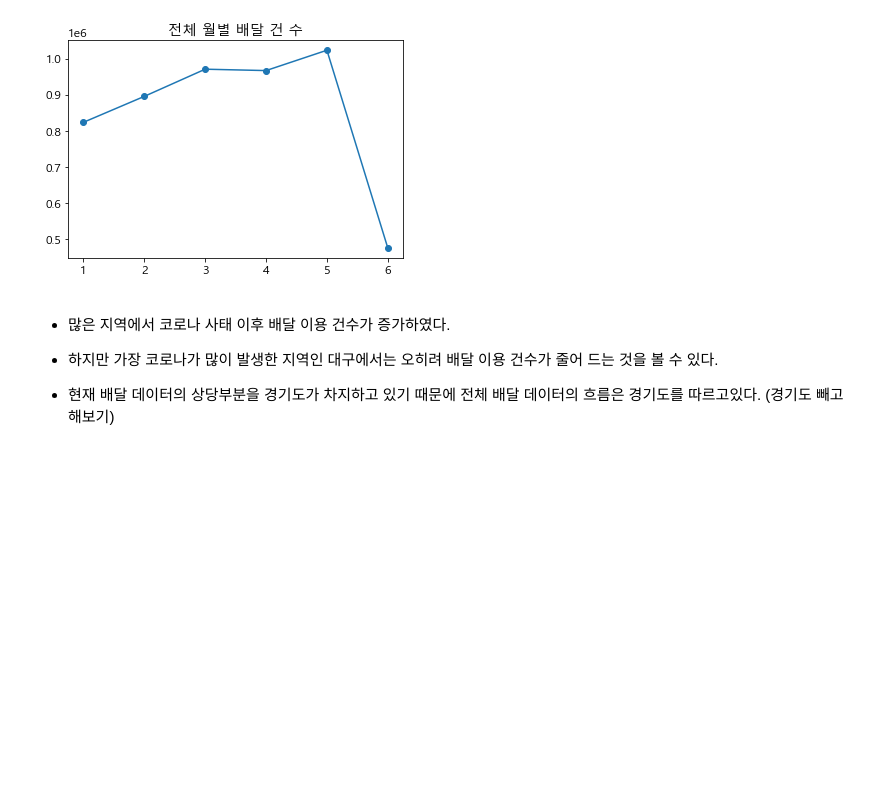
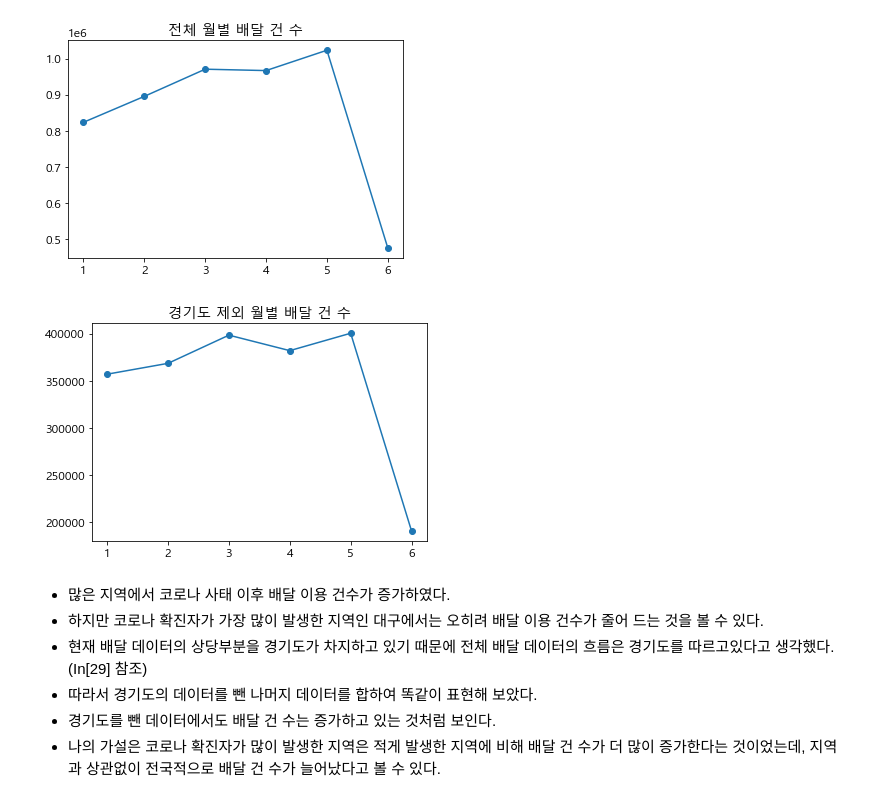
Before and after one commit to Jihwan98/2021-1, a Jupyter notebook: Data_Science/vz_report.ipynb, the cells around one changed output. Drawn from its saved outputs; the diff is of its cells as text; code cells hidden in the pictures; blank space fills up the shorter version.

```diff
--- a/Data_Science/vz_report.ipynb
+++ b/Data_Science/vz_report.ipynb
@@ -507,8 +512,20 @@ plt.title("전체 월별 배달 건 수")
 plt.show()
 # %% [output]
 [figure]
+# %%
+total_k_out = delivery_sum_month.drop("경기도", axis =1).sum(axis=1)
+# %%
+plt.plot(total_k_out.index, total_k_out.values, marker = "o")
+
+plt.title("경기도 제외 월별 배달 건 수")
+
+plt.show()
+# %% [output]
+[figure, added]
 # %% [markdown]
 - 많은 지역에서 코로나 사태 이후 배달 이용 건수가 증가하였다.
-- 하지만 가장 코로나가 많이 발생한 지역인 대구에서는 오히려 배달 이용 건수가 줄어 드는 것을 볼 수 있다.
-
-- 현재 배달 데이터의 상당부분을 경기도가 차지하고 있기 때문에 전체 배달 데이터의 흐름은 경기도를 따르고있다. (경기도 빼고 해보기)
+- 하지만 코로나 확진자가 가장 많이 발생한 지역인 대구에서는 오히려 배달 이용 건수가 줄어 드는 것을 볼 수 있다.
+- 현재 배달 데이터의 상당부분을 경기도가 차지하고 있기 때문에 전체 배달 데이터의 흐름은 경기도를 따르고있다고 생각했다.(In[29] 참조)
+- 따라서 경기도의 데이터를 뺀 나머지 데이터를 합하여 똑같이 표현해 보았다.
+- 경기도를 뺀 데이터에서도 배달 건 수는 증가하고 있는 것처럼 보인다.
+- 나의 가설은 코로나 확진자가 많이 발생한 지역은 적게 발생한 지역에 비해 배달 건 수가 더 많이 증가한다는 것이었는데, 지역과 상관없이 전국적으로 배달 건 수가 늘어났다고 볼 수 있다.
```
Also changed, not shown: parts of 1 cell of this notebook.
